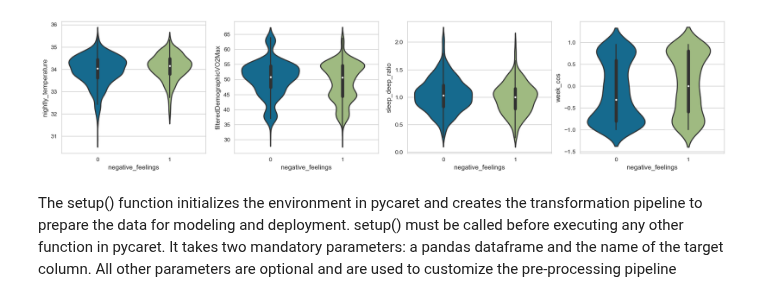
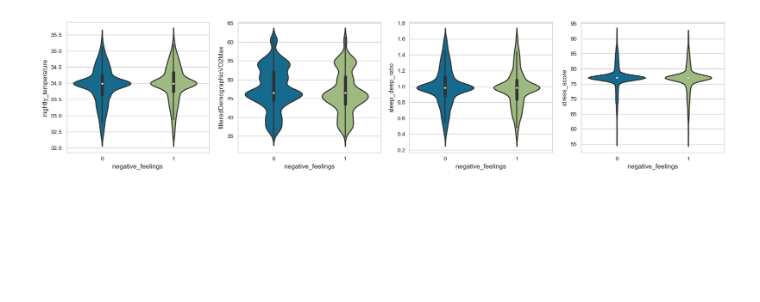
Before and after one commit to kcristinaa/RAIS-miniproject, a Jupyter notebook: predict_semas_test.ipynb, the cells around one changed output. Cells and saved outputs as stored; diff of their text form; code cells hidden in the pictures; blank space fills up the shorter version.

```diff
--- a/predict_semas_test.ipynb
+++ b/predict_semas_test.ipynb
@@ -123,19 +43,19 @@ sns.countplot(y="negative_feelings", data=data);
+# %%
+data=pd.read_pickle('data/fitbit_sema_outliers_nans_replaced.pkl')
 # %%
 plt.style.use('seaborn-whitegrid')
 fig = plt.figure(figsize=(20,4))
 
 plt.subplot(1, 4, 1)
 sns.violinplot(x='negative_feelings', y='nightly_temperature', data=data, split=True, scale='count');
 
 plt.subplot(1, 4, 2)
 sns.violinplot(x='negative_feelings', y='filteredDemographicVO2Max',  data=data, split=True, scale='count');
 
 plt.subplot(1, 4, 3)
 sns.violinplot(x='negative_feelings', y='sleep_deep_ratio', data=data, split=True, scale='count');
 
 plt.subplot(1, 4, 4)
-sns.violinplot(x='negative_feelings', y='week_cos', data=data, split=True, scale='count');
+sns.violinplot(x='negative_feelings', y='stress_score', data=data, split=True, scale='count');
 # %% [output]
-[figure, old version]
+[figure, new version]
-# %% [markdown]
-The setup() function initializes the environment in pycaret and creates the transformation pipeline to prepare the data for modeling and deployment. setup() must be called before executing any other function in pycaret. It takes two mandatory parameters: a pandas dataframe and the name of the target column. All other parameters are optional and are used to customize the pre-processing pipeline
```
Also changed, not shown: parts of 35 cells of this notebook, 7 other files.
